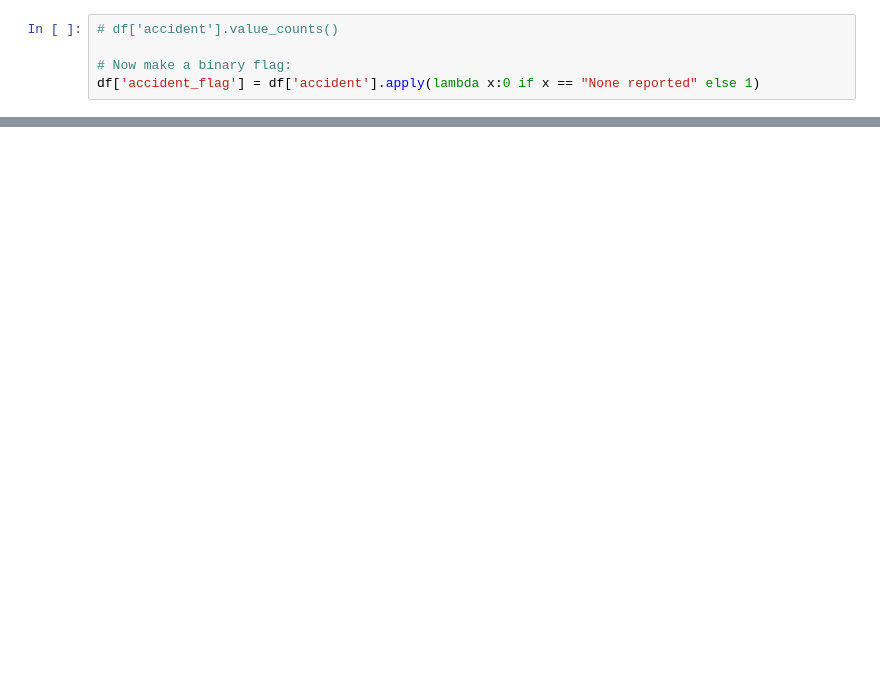
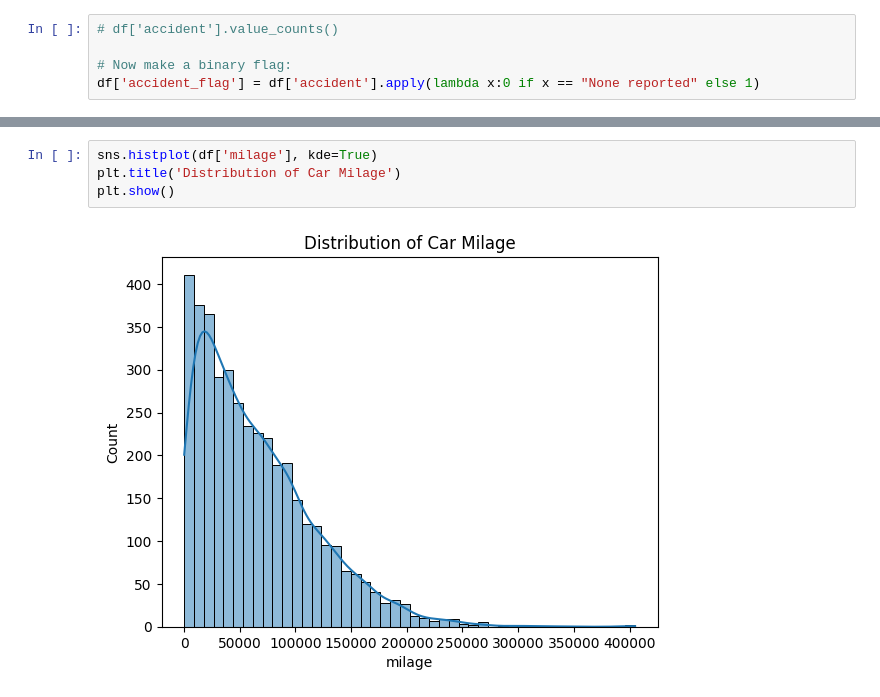
Before and after one commit to codebynishhhi/DS_ML_Projects, a Jupyter notebook: car-price-prediction/notebook/car_prediction.ipynb, the cells around one changed output, grey strips where cells are left out. Cells and saved outputs as stored; diff of their text form; blank space fills up the shorter version.

```diff
--- a/car-price-prediction/notebook/car_prediction.ipynb
+++ b/car-price-prediction/notebook/car_prediction.ipynb
@@ -251,0 +434,6 @@ df['accident_flag'] = df['accident'].apply(lambda x:0 if x == "None reported" el
+# %%
+sns.histplot(df['milage'], kde=True)
+plt.title('Distribution of Car Milage')
+plt.show()
+# %% [output]
+[figure, added]
```
Also changed, not shown: parts of 41 cells of this notebook.
